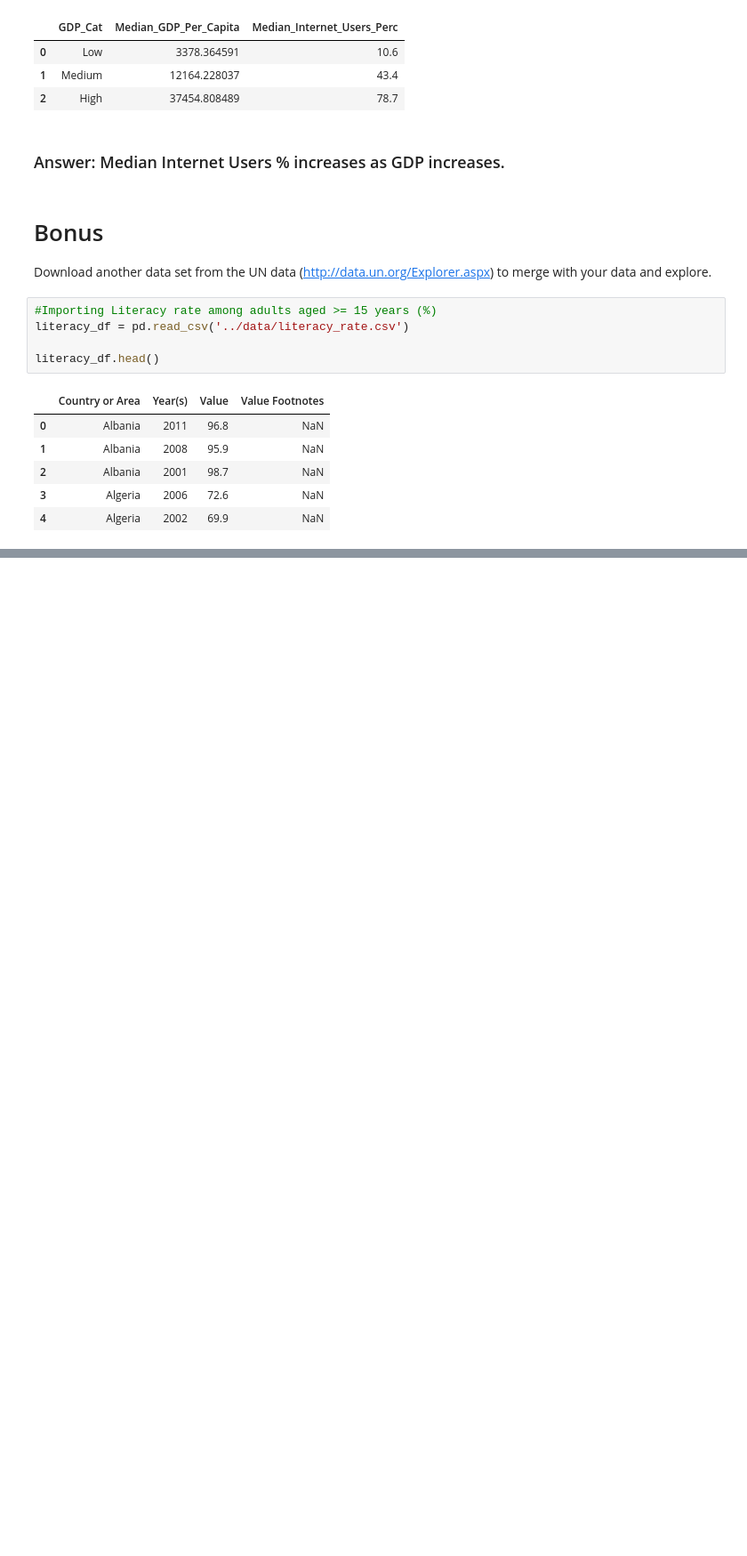
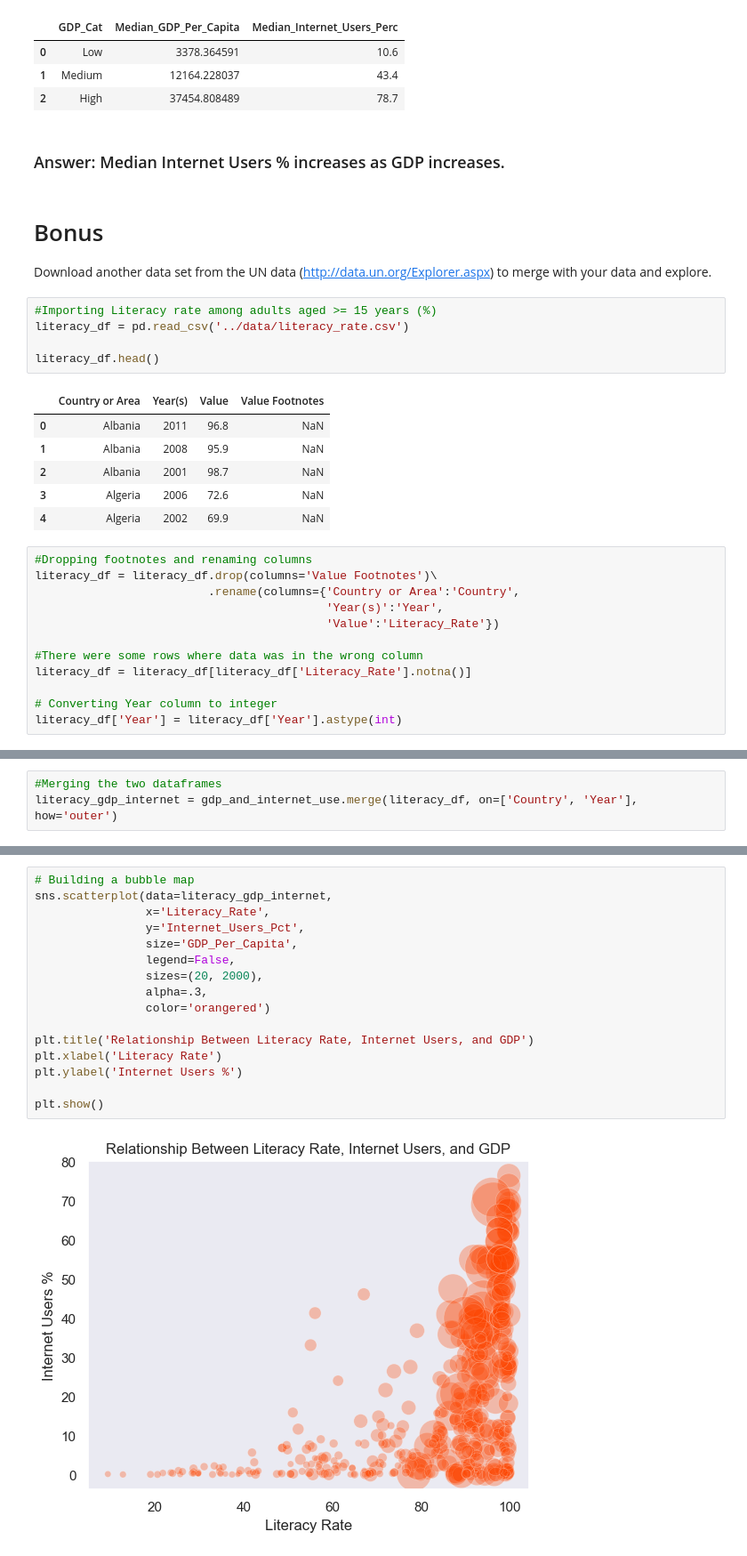
Before and after one commit to NSS-Data-Analytics-Cohort-11/undata-jessicabohannon, a Jupyter notebook: notebook/UN_Data.ipynb, the cells around one changed output, grey strips where cells are left out. Shown at 89% size. Cells and saved outputs as stored; diff of their text form; blank space fills up the shorter version.

```diff
--- a/notebook/UN_Data.ipynb
+++ b/notebook/UN_Data.ipynb
@@ -657,3 +645,15 @@ literacy_df.head()
 | 2 | Albania | 2001 | 98.7 | NaN |
 | 3 | Algeria | 2006 | 72.6 | NaN |
 | 4 | Algeria | 2002 | 69.9 | NaN |
+# %%
+#Dropping footnotes and renaming columns
+literacy_df = literacy_df.drop(columns='Value Footnotes')\
+                         .rename(columns={'Country or Area':'Country',
+                                          'Year(s)':'Year',
+                                          'Value':'Literacy_Rate'})
+
+#There were some rows where data was in the wrong column
+literacy_df = literacy_df[literacy_df['Literacy_Rate'].notna()]
+
+# Converting Year column to integer
+literacy_df['Year'] = literacy_df['Year'].astype(int)
@@ -659,0 +676,3 @@ literacy_df.head()
+# %%
+#Merging the two dataframes
+literacy_gdp_internet = gdp_and_internet_use.merge(literacy_df, on=['Country', 'Year'], how='outer')
@@ -659,0 +693,18 @@ literacy_df.head()
+# %%
+# Building a bubble map
+sns.scatterplot(data=literacy_gdp_internet,
+                x='Literacy_Rate',
+                y='Internet_Users_Pct',
+                size='GDP_Per_Capita',
+                legend=False,
+                sizes=(20, 2000),
+                alpha=.3,
+                color='orangered')
+
+plt.title('Relationship Between Literacy Rate, Internet Users, and GDP')
+plt.xlabel('Literacy Rate')
+plt.ylabel('Internet Users %')
+
+plt.show()
+# %% [output]
+[figure, added]
```
Also changed, not shown: parts of 5 cells of this notebook.
